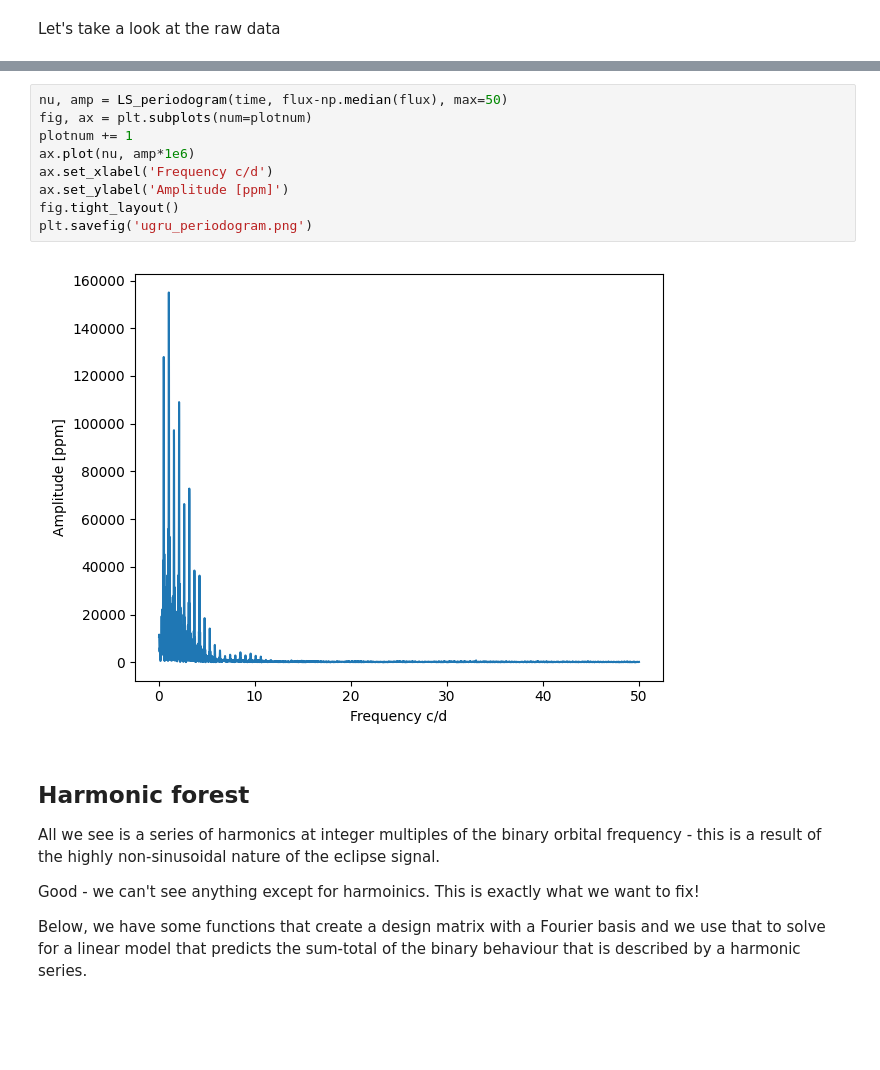
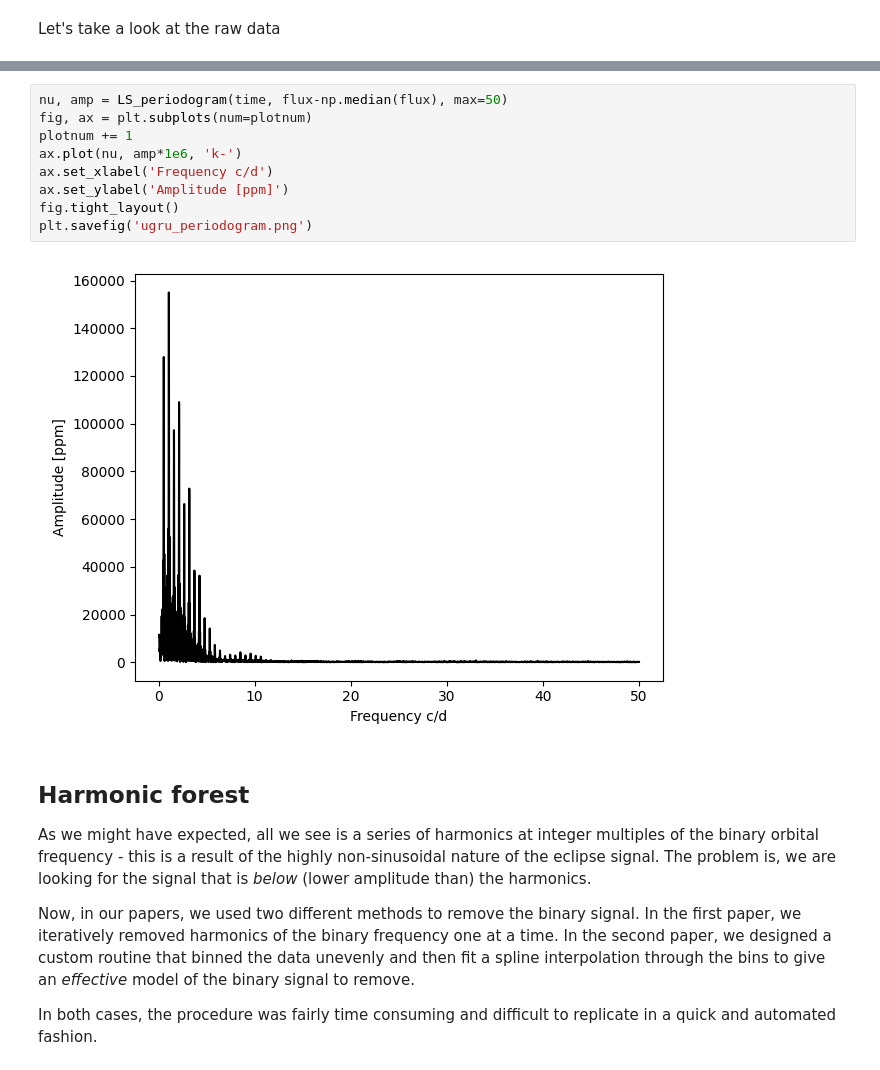
Before and after one commit to colej/puffins, a Jupyter notebook: notebooks/NB01_intro.ipynb, the cells around one changed output, grey strips where cells are left out. Saved outputs shown, nothing was run; the diff lists cells and outputs as text; blank space fills up the shorter version.

```diff
--- a/notebooks/NB01_intro.ipynb
+++ b/notebooks/NB01_intro.ipynb
@@ -50,23 +57,19 @@ And now let's look at the periodogram
 # %%
 nu, amp = LS_periodogram(time, flux-np.median(flux), max=50)
 fig, ax = plt.subplots(num=plotnum)
 plotnum += 1
-ax.plot(nu, amp*1e6)
+ax.plot(nu, amp*1e6, 'k-')
 ax.set_xlabel('Frequency c/d')
 ax.set_ylabel('Amplitude [ppm]')
 fig.tight_layout()
 plt.savefig('ugru_periodogram.png')
 # %% [output]
-[figure, old version]
+[figure, new version]
 # %% [markdown]
 ## Harmonic forest
 
-All we see is a series of harmonics at integer multiples of the binary orbital frequency - this is a result of the highly non-sinusoidal nature of the eclipse signal.
+As we might have expected, all we see is a series of harmonics at integer multiples of the binary orbital frequency - this is a result of the highly non-sinusoidal nature of the eclipse signal. The problem is, we are looking for the signal that is _below_ (lower amplitude than) the harmonics.
 
-Good - we can't see anything except for harmoinics.
-This is exactly what we want to fix!
+Now, in our papers, we used two different methods to remove the binary signal. In the first paper, we iteratively removed harmonics of the binary frequency one at a time. In the second paper, we designed a custom routine that binned the data unevenly and then fit a spline interpolation through the bins to give an _effective_ model of the binary signal to remove.
 
-Below, we have some functions that create a design matrix
-with a Fourier basis and we use that to solve for a linear
-model that predicts the sum-total of the binary behaviour
-that is described by a harmonic series.
+In both cases, the procedure was fairly time consuming and difficult to replicate in a quick and automated fashion.
```
Also changed, not shown: parts of 40 cells of this notebook.
